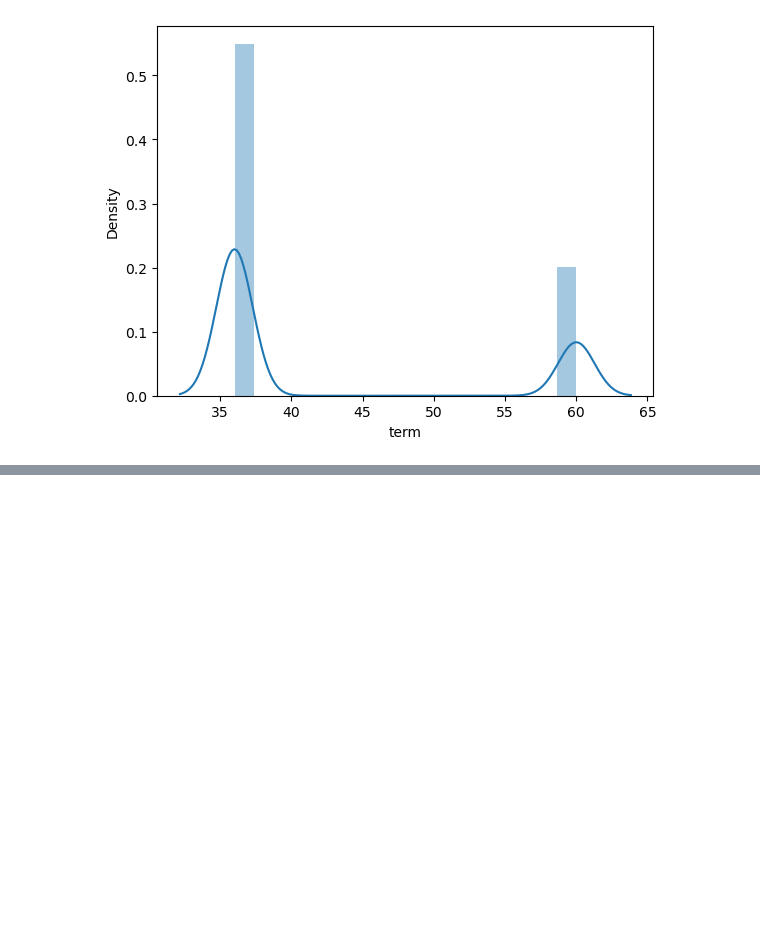
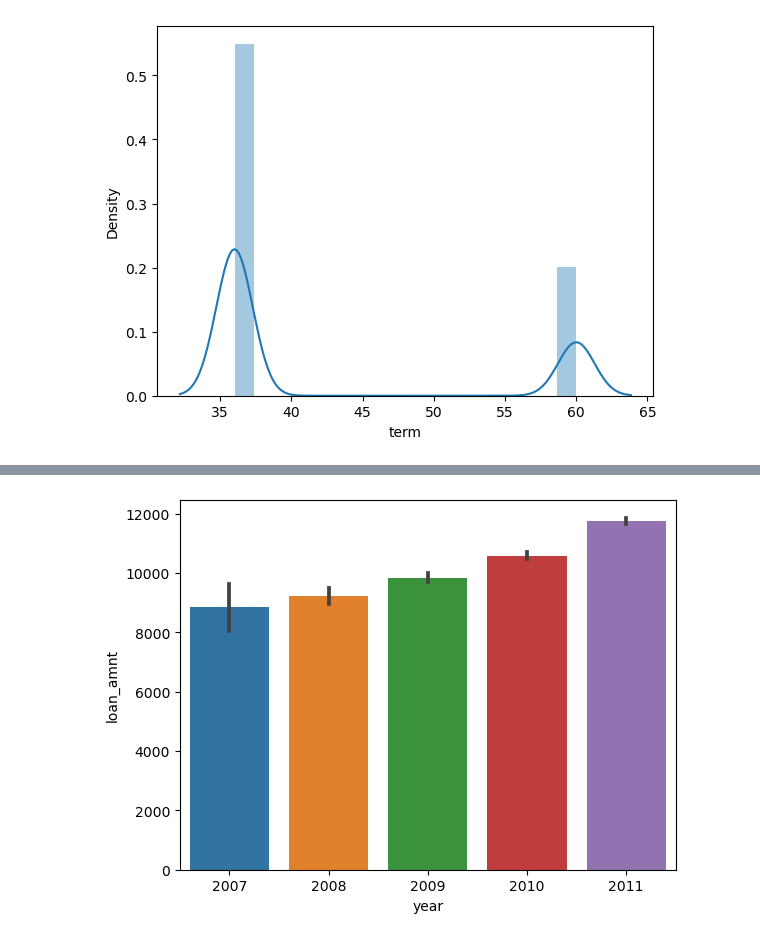
Before and after one commit to Mahalakshmi-Totad/lending_club_case_study, a Jupyter notebook: Solution.ipynb, the cells around one changed output, grey strips where cells are left out. Cells and saved outputs as stored; diff of their text form; code cells hidden in the pictures; blank space fills up the shorter version.

```diff
--- a/Solution.ipynb
+++ b/Solution.ipynb
@@ -291,0 +387,5 @@ Text(0.5, 1.0, 'Loan Status')
+# %%
+sns.barplot(y=df.loan_amnt,x= df["year"])
+plt.show()
+# %% [output]
+[figure, added]
```
Also changed, not shown: parts of 34 cells of this notebook.
